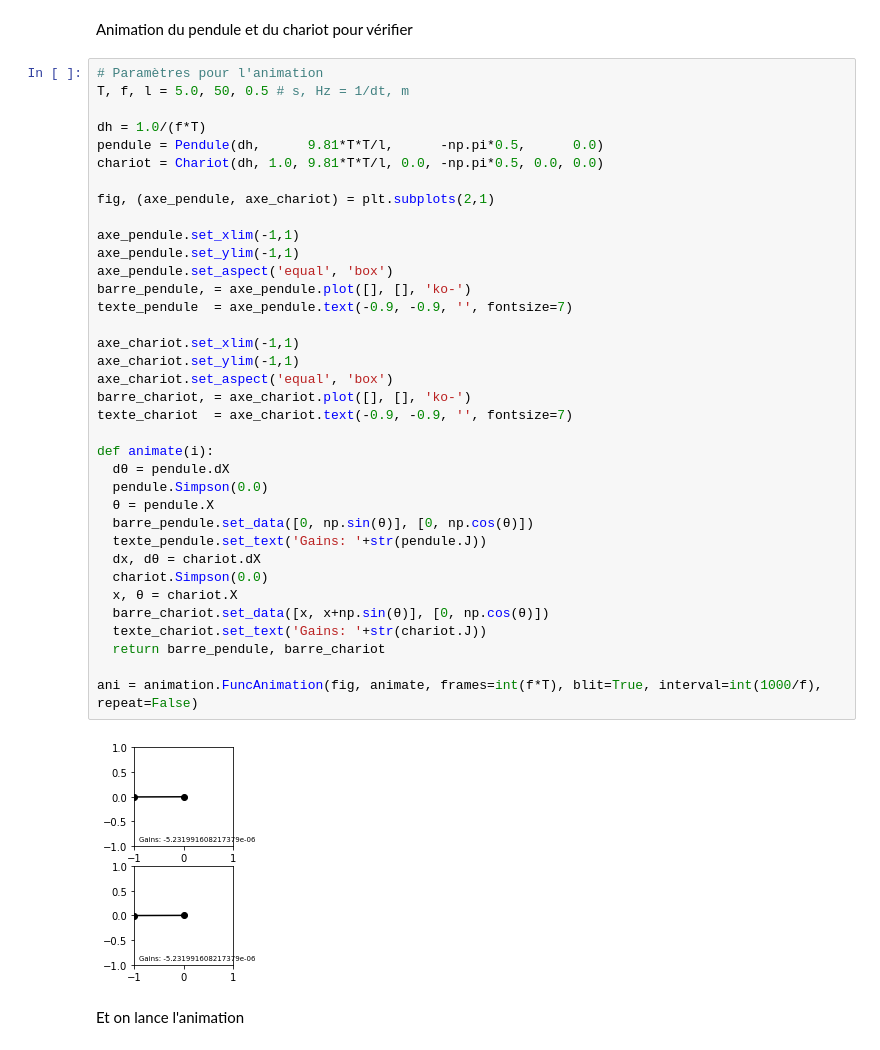
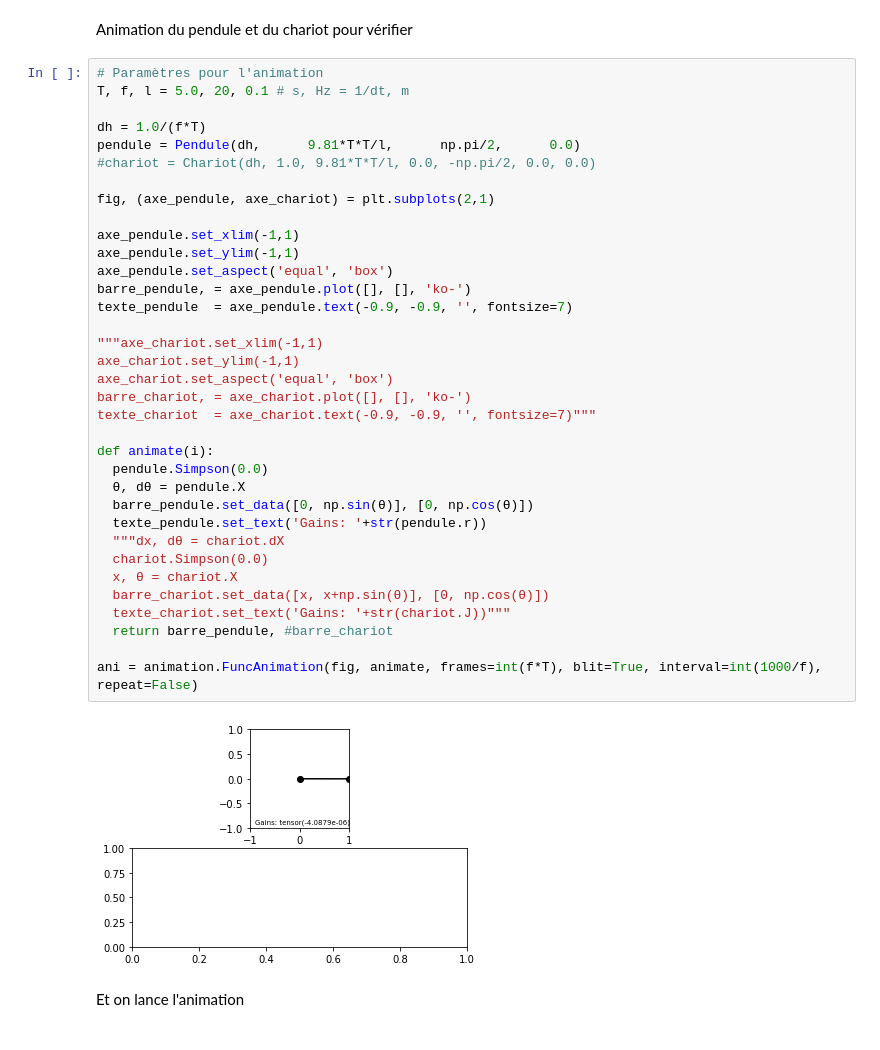
Before and after one commit to PTrillat/Reinforcement-Learning, a Jupyter notebook: Pendule.ipynb, the cells around one changed output. Saved outputs shown, nothing was run; the diff lists cells and outputs as text.

```diff
--- a/Pendule.ipynb
+++ b/Pendule.ipynb
@@ -100,42 +101,41 @@ class Chariot(object):
 Animation du pendule et du chariot pour vérifier
 # %%
 # Paramètres pour l'animation
-T, f, l = 5.0, 50, 0.5 # s, Hz = 1/dt, m
+T, f, l = 5.0, 20, 0.1 # s, Hz = 1/dt, m
 
 dh = 1.0/(f*T)
-pendule = Pendule(dh,      9.81*T*T/l,      -np.pi*0.5,      0.0)
-chariot = Chariot(dh, 1.0, 9.81*T*T/l, 0.0, -np.pi*0.5, 0.0, 0.0)
+pendule = Pendule(dh,      9.81*T*T/l,      np.pi/2,      0.0)
+#chariot = Chariot(dh, 1.0, 9.81*T*T/l, 0.0, -np.pi/2, 0.0, 0.0)
 
 fig, (axe_pendule, axe_chariot) = plt.subplots(2,1)
 
 axe_pendule.set_xlim(-1,1)
 axe_pendule.set_ylim(-1,1)
 axe_pendule.set_aspect('equal', 'box')
 barre_pendule, = axe_pendule.plot([], [], 'ko-')
 texte_pendule  = axe_pendule.text(-0.9, -0.9, '', fontsize=7)
 
-axe_chariot.set_xlim(-1,1)
+"""axe_chariot.set_xlim(-1,1)
 axe_chariot.set_ylim(-1,1)
 axe_chariot.set_aspect('equal', 'box')
 barre_chariot, = axe_chariot.plot([], [], 'ko-')
-texte_chariot  = axe_chariot.text(-0.9, -0.9, '', fontsize=7)
+texte_chariot  = axe_chariot.text(-0.9, -0.9, '', fontsize=7)"""
 
 def animate(i):
-  dθ = pendule.dX
   pendule.Simpson(0.0)
-  θ = pendule.X
+  θ, dθ = pendule.X
   barre_pendule.set_data([0, np.sin(θ)], [0, np.cos(θ)])
-  texte_pendule.set_text('Gains: '+str(pendule.J))
-  dx, dθ = chariot.dX
+  texte_pendule.set_text('Gains: '+str(pendule.r))
+  """dx, dθ = chariot.dX
   chariot.Simpson(0.0)
   x, θ = chariot.X
   barre_chariot.set_data([x, x+np.sin(θ)], [0, np.cos(θ)])
-  texte_chariot.set_text('Gains: '+str(chariot.J))
-  return barre_pendule, barre_chariot
+  texte_chariot.set_text('Gains: '+str(chariot.J))"""
+  return barre_pendule, #barre_chariot
 
 ani = animation.FuncAnimation(fig, animate, frames=int(f*T), blit=True, interval=int(1000/f), repeat=False)
 # %% [output]
-[figure, old version]
+[figure, new version]
 # %% [markdown]
 Et on lance l'animation
 # %%
```
Also changed, not shown: parts of 4 cells of this notebook.
